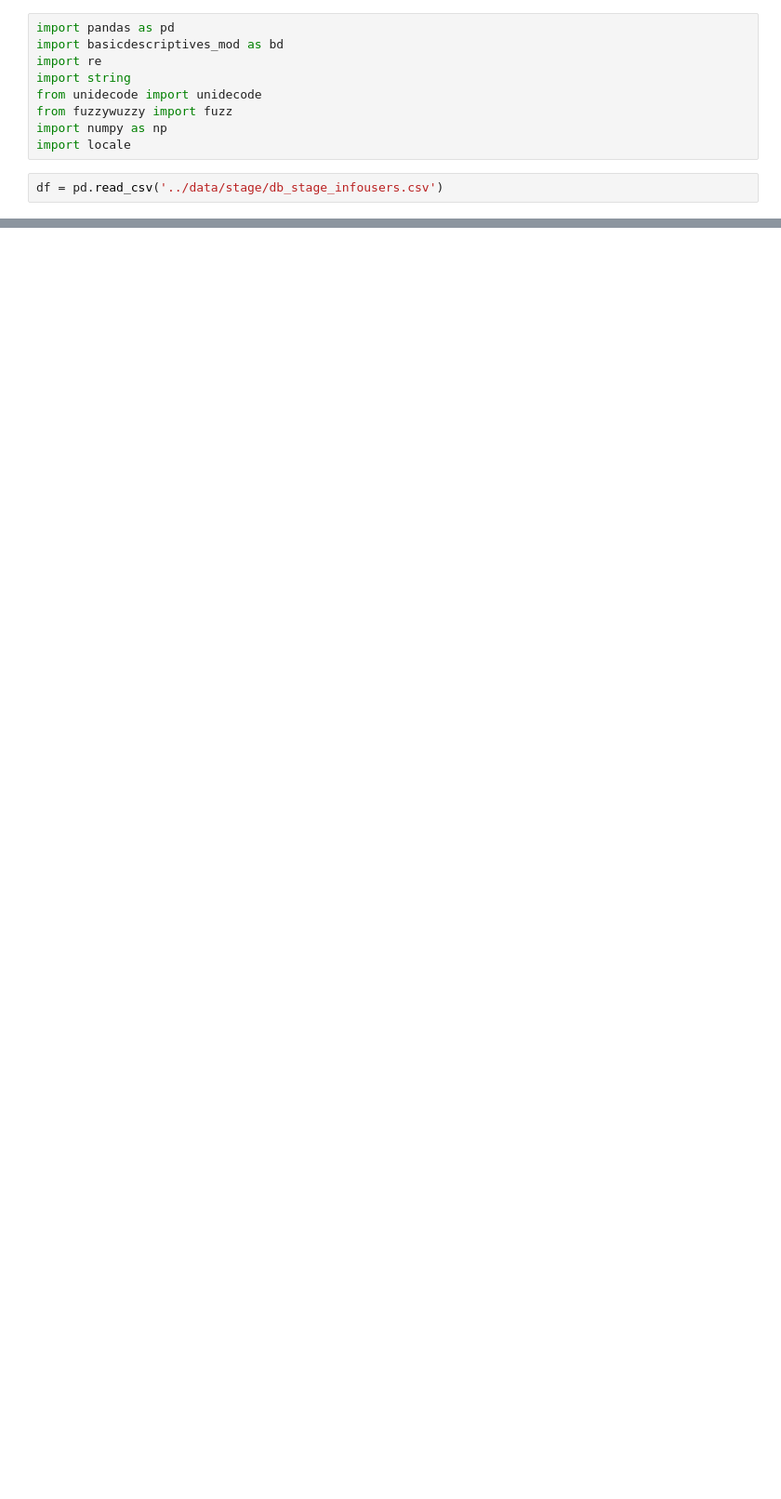
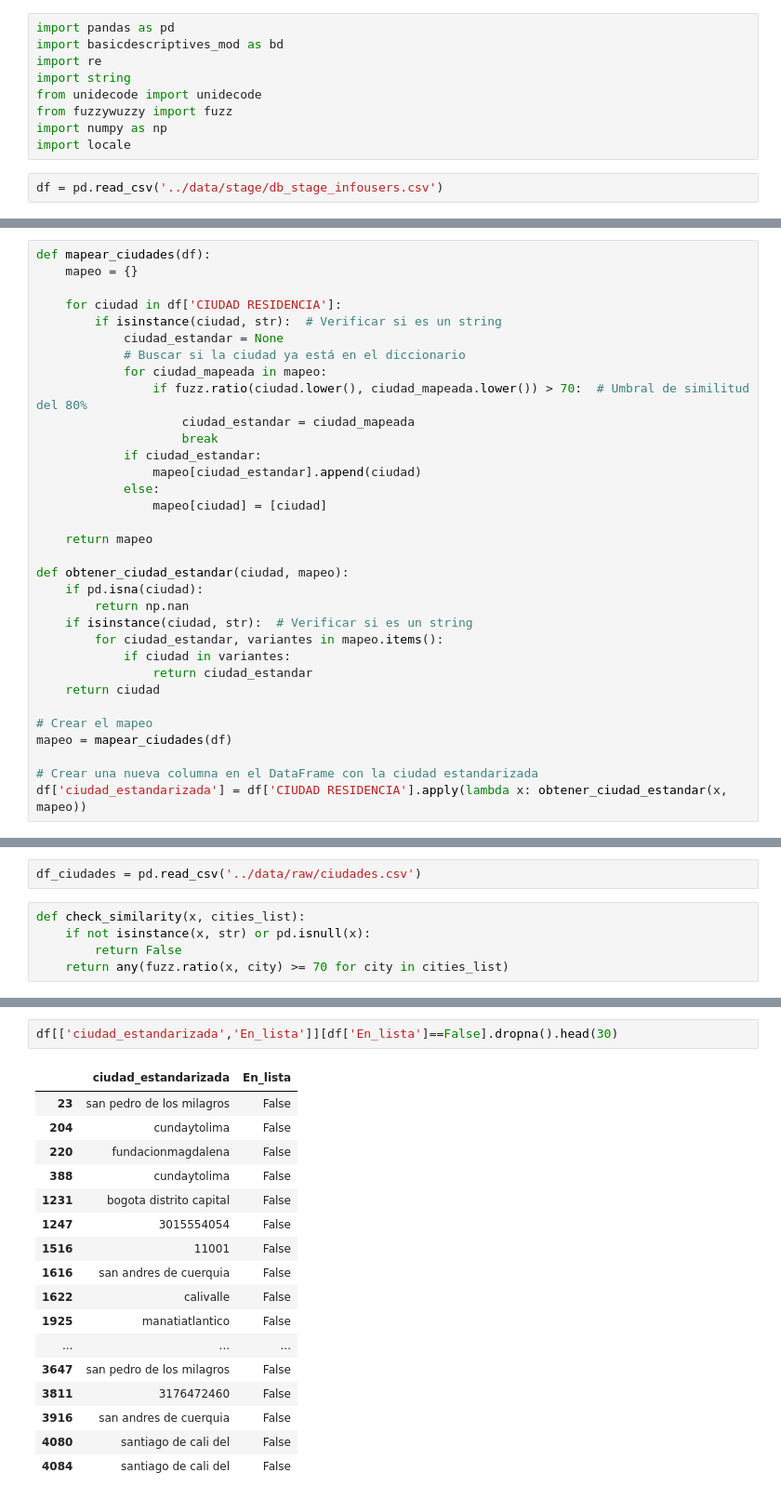
Before and after one commit to josemgoji/Entrega-Final, a Jupyter notebook: datalab/manejoVariablesCategoricas.ipynb, the cells around one changed output, grey strips where cells are left out. Shown at 93% size. Saved outputs shown, nothing was run; the diff lists cells and outputs as text; blank space fills up the shorter version.

```diff
--- a/datalab/manejoVariablesCategoricas.ipynb
+++ b/datalab/manejoVariablesCategoricas.ipynb
@@ -11,0 +105,33 @@ df = pd.read_csv('../data/stage/db_stage_infousers.csv')
+# %%
+def mapear_ciudades(df):
+    mapeo = {}
+
+    for ciudad in df['CIUDAD RESIDENCIA']:
+        if isinstance(ciudad, str):  # Verificar si es un string
+            ciudad_estandar = None
+            # Buscar si la ciudad ya está en el diccionario
+            for ciudad_mapeada in mapeo:
+                if fuzz.ratio(ciudad.lower(), ciudad_mapeada.lower()) > 70:  # Umbral de similitud del 80%
+                    ciudad_estandar = ciudad_mapeada
+                    break
+            if ciudad_estandar:
+                mapeo[ciudad_estandar].append(ciudad)
+            else:
+                mapeo[ciudad] = [ciudad]
+
+    return mapeo
+
+def obtener_ciudad_estandar(ciudad, mapeo):
+    if pd.isna(ciudad):
+        return np.nan
+    if isinstance(ciudad, str):  # Verificar si es un string
+        for ciudad_estandar, variantes in mapeo.items():
+            if ciudad in variantes:
+                return ciudad_estandar
+    return ciudad
+
+# Crear el mapeo
+mapeo = mapear_ciudades(df)
+
+# Crear una nueva columna en el DataFrame con la ciudad estandarizada
+df['ciudad_estandarizada'] = df['CIUDAD RESIDENCIA'].apply(lambda x: obtener_ciudad_estandar(x, mapeo))
@@ -11,0 +142,7 @@ df = pd.read_csv('../data/stage/db_stage_infousers.csv')
+# %%
+df_ciudades = pd.read_csv('../data/raw/ciudades.csv')
+# %%
+def check_similarity(x, cities_list):
+    if not isinstance(x, str) or pd.isnull(x):
+        return False
+    return any(fuzz.ratio(x, city) >= 70 for city in cities_list)
@@ -11,0 +170,20 @@ df = pd.read_csv('../data/stage/db_stage_infousers.csv')
+# %%
+df[['ciudad_estandarizada','En_lista']][df['En_lista']==False].dropna().head(30)
+# %% [output]
+|  | ciudad_estandarizada | En_lista |
+| 23 | san pedro de los milagros | False |
+| 204 | cundaytolima | False |
+| 220 | fundacionmagdalena | False |
+| 388 | cundaytolima | False |
+| 1231 | bogota distrito capital | False |
+| 1247 | 3015554054 | False |
+| 1516 | 11001 | False |
+| 1616 | san andres de cuerquia | False |
+| 1622 | calivalle | False |
+| 1925 | manatiatlantico | False |
+| ... | ... | ... |
+| 3647 | san pedro de los milagros | False |
+| 3811 | 3176472460 | False |
+| 3916 | san andres de cuerquia | False |
+| 4080 | santiago de cali del | False |
+| 4084 | santiago de cali del | False |
```
Also changed, not shown: parts of 76 cells of this notebook, 1 other file.
